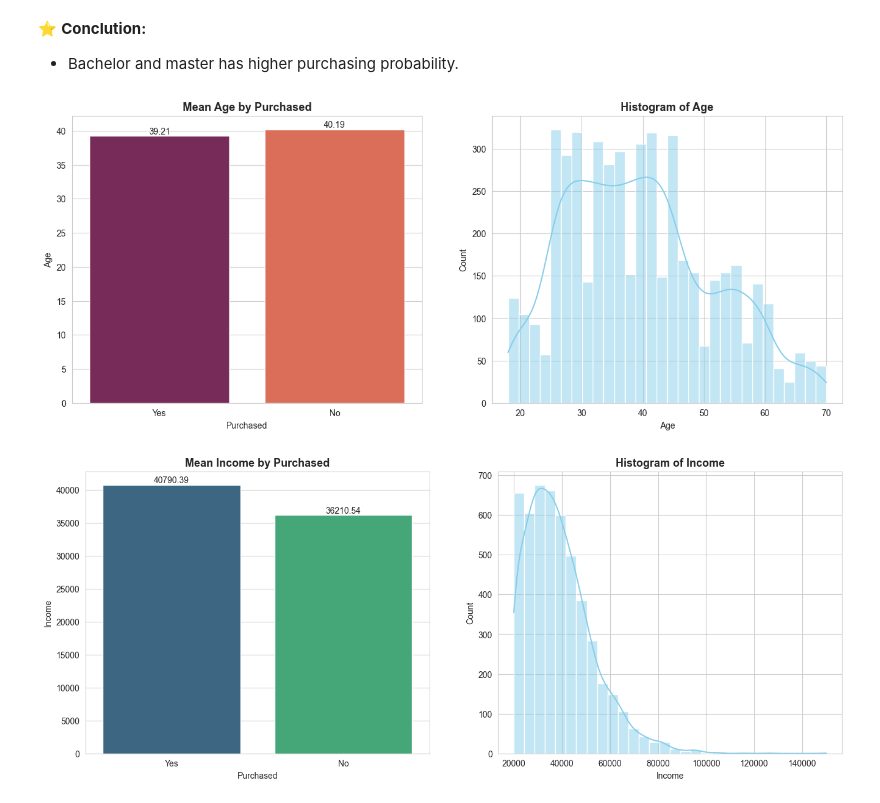
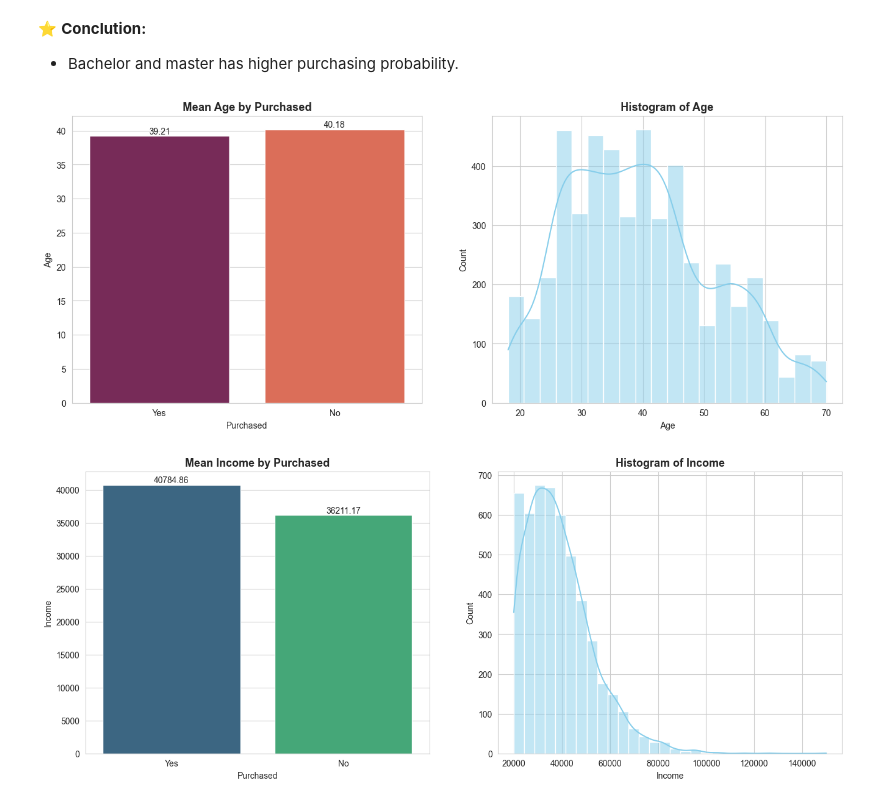
Before and after one commit to mohammadkhorshed/Customer-Purchase-Prediction-using-Decision-Trees, a Jupyter notebook: purchase_prediction.ipynb, the cells around one changed output. Cells and saved outputs as stored; diff of their text form; code cells hidden in the pictures.

```diff
--- a/purchase_prediction.ipynb
+++ b/purchase_prediction.ipynb
@@ -110,4 +110,4 @@ plt.show()
 As the median is lower than the mean, the missing values should be filled with the median value.
 # %%
 # Filling the missing values with Median.
-df['Age'].fillna(df.Age.median())
+df['Age'].fillna(df.Age.median(), inplace=True)
@@ -140,4 +127,4 @@ plt.show()
 As the median is lower than the mean, the missing values should be filled with the median value.
 # %%
 # Filling the missing values with Median.
-df['Income'].fillna(df.Income.median())
+df['Income'].fillna(df.Income.median(), inplace=True)
@@ -170,4 +144,4 @@ plt.show()
 As the median and mean are almost same, missing values can be filled with either of them. Lets use the median value.
 # %%
 # Filling the missing values with Median.
-df['Credit_Score'].fillna(df.Credit_Score.median())
+df['Credit_Score'].fillna(df.Credit_Score.median(), inplace=True)
@@ -298,23 +253,23 @@ feature_count_plot('Education', 'plasma')
 # %%
 # Age feature
 plt.figure(figsize=(16, 6))
 
 plt.subplot(121)
 ax = sns.barplot(data=df, x='Purchased', y='Age', ci=None, palette='rocket')
 
 for container in ax.containers:
     ax.bar_label(container, fmt='%.2f', fontsize=10)
 
 plt.title('Mean Age by Purchased', fontsize=13, fontweight='bold')
 
 
 plt.subplot(122)
-sns.histplot(data=df, x='Age', color='skyblue', bins=30, kde=True)
+sns.histplot(data=df, x='Age', color='skyblue', bins=20, kde=True)
 plt.title('Histogram of Age', fontsize=13, fontweight='bold')
 
 plt.show()
 # %% [output]
-[figure, old version]
+[figure, new version]
 # %%
 # Income feature
 plt.figure(figsize=(16, 6))
```
Also changed, not shown: parts of 29 cells of this notebook.
